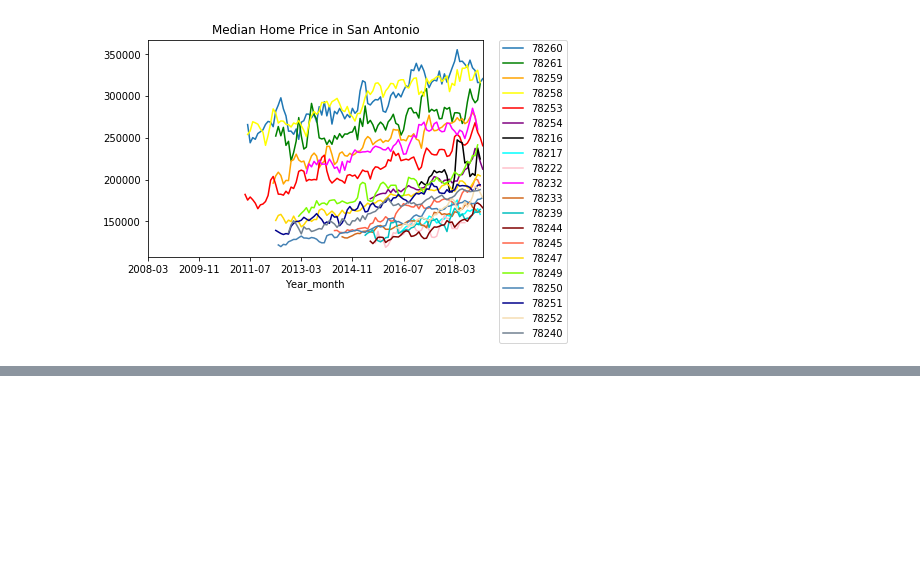
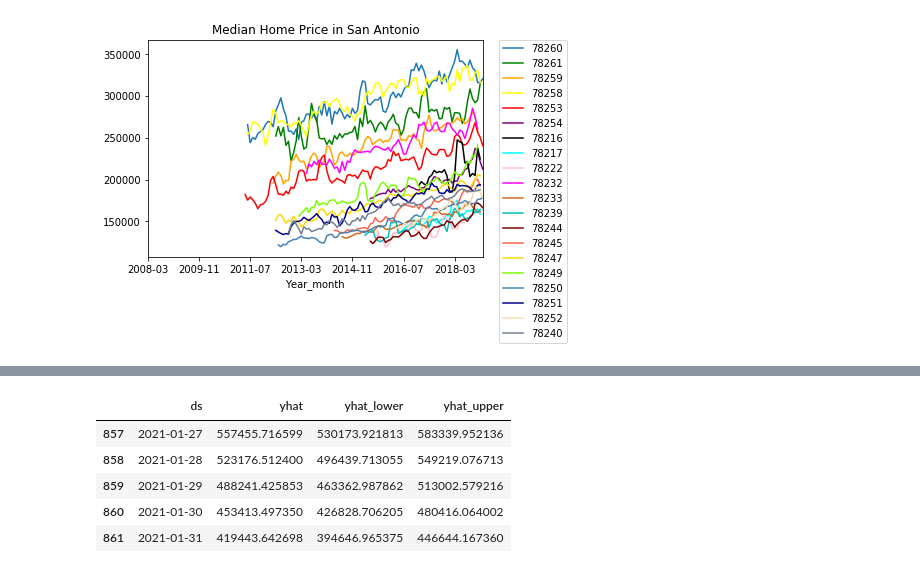
Before and after one commit to kkh1178/zillow, a Jupyter notebook: zillowproperties.ipynb, the cells around one changed output, grey strips where cells are left out. Saved outputs shown, nothing was run; the diff lists cells and outputs as text; code cells hidden in the pictures; blank space fills up the shorter version.

```diff
--- a/zillowproperties.ipynb
+++ b/zillowproperties.ipynb
@@ -542,0 +661,10 @@ Text(0.5, 1.0, 'Median Home Price in San Antonio')
+# %%
+forecast = m.predict(prediction)
+forecast[['ds', 'yhat', 'yhat_lower', 'yhat_upper']].tail()
+# %% [output]
+|  | ds | yhat | yhat_lower | yhat_upper |
+| 857 | 2021-01-27 | 557455.716599 | 530173.921813 | 583339.952136 |
+| 858 | 2021-01-28 | 523176.512400 | 496439.713055 | 549219.076713 |
+| 859 | 2021-01-29 | 488241.425853 | 463362.987862 | 513002.579216 |
+| 860 | 2021-01-30 | 453413.497350 | 426828.706205 | 480416.064002 |
+| 861 | 2021-01-31 | 419443.642698 | 394646.965375 | 446644.167360 |
```
Also changed, not shown: parts of 16 cells of this notebook.
